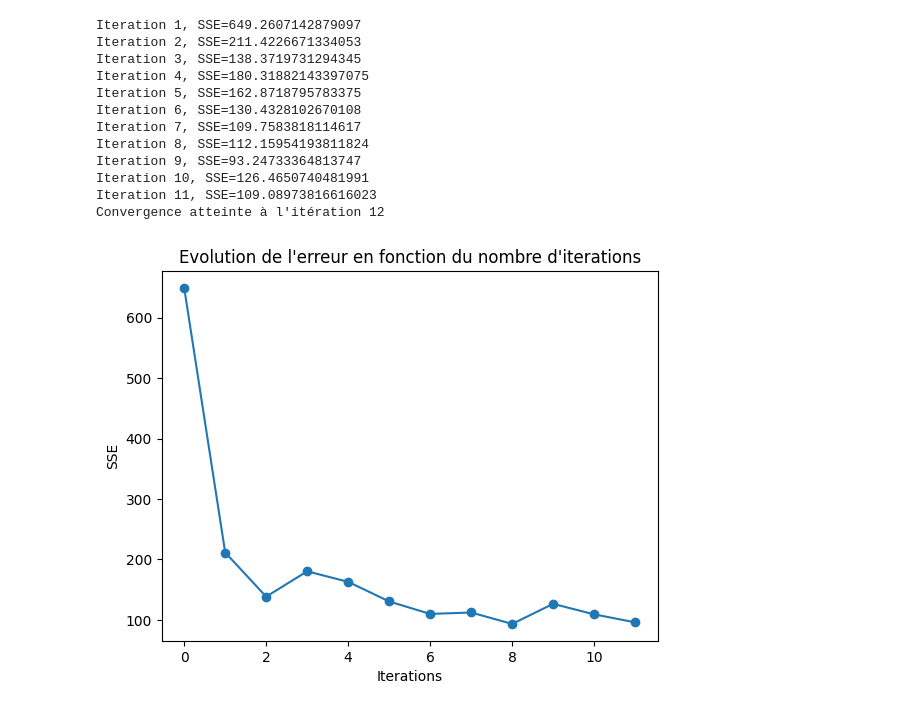
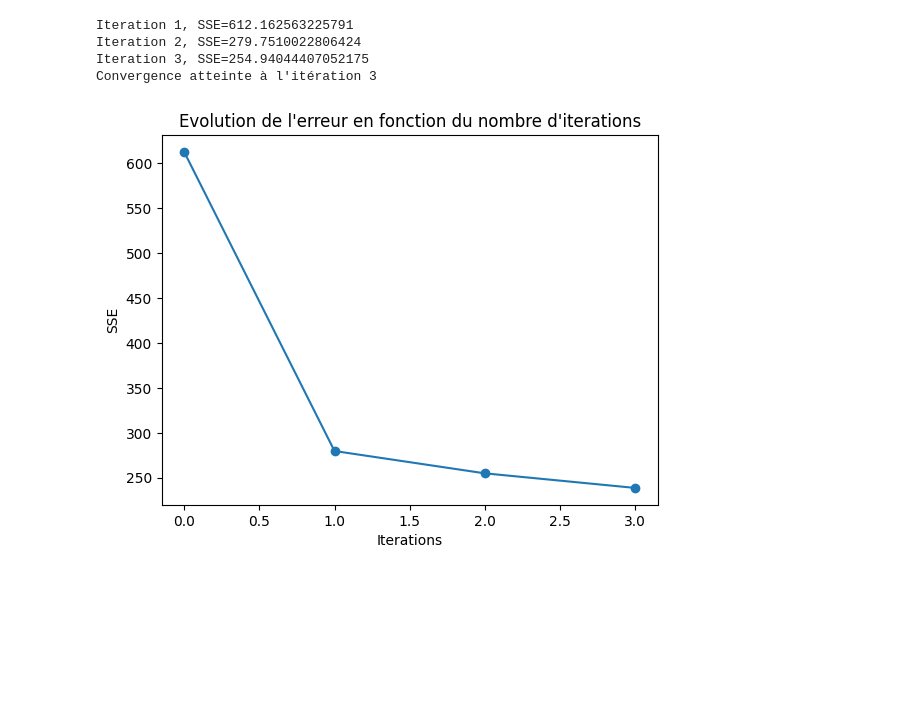
Before and after one commit to clement-gh/Big-data, a Jupyter notebook: projet_1&2ok.ipynb, the cells around one changed output. Saved outputs shown, nothing was run; the diff lists cells and outputs as text; code cells hidden in the pictures; blank space fills up the shorter version.

Commit message:
test avec 10 000 pts
ajustement de la convergence et du batch size

```diff
--- a/projet_1&2ok.ipynb
+++ b/projet_1&2ok.ipynb
@@ -11,7 +11,7 @@ import pandas as pd
 # %%
 
 nb_of_clusters = 5
-dataset, _ = datasets.make_blobs(n_samples=500, centers=nb_of_clusters, n_features=2)  # n_features : nombre de dimensions
+dataset, _ = datasets.make_blobs(n_samples=10000, centers=nb_of_clusters, n_features=2)  # n_features : nombre de dimensions
 # %%
 def visualize_clustersV1(dataset, centers=None, title=None):
 
@@ -209,47 +209,39 @@ def kmeansb(data, k, num_it, batch_size=32):
             else:
                 new_centers.append(centers[cluster_id])  # If a cluster is empty, keep the center unchanged
 
-        # Check for convergence using a tolerance threshold
+        #  si la distance entre les nouveaux centres et les anciens centres est inférieure à la tolérance, on a atteint la convergence
         if np.linalg.norm(np.array(new_centers) - np.array(centers)) < tolerance:
-            print(f"Convergence atteinte à l'itération {i+1}")
+            print(f"Convergence atteinte à l'itération {i}")
             break
 
         centers = new_centers
         print(f"Iteration {i+1}, SSE={sse}")
 
         # visualize_clusters(data, np.array(centers))  # You can implement this function for visualization if needed
 
     # Dernière mise à jour des centres et SSE
     clusters = compute_clusters(centers, data)
     sse = sse_error(centers, data)
     centers_history.append(np.array(centers))
     sse_history.append(sse)
 
-    # Affichage de l'évolution de l'erreur en fonction du nombre d'itérations sauf la dernière
+    # Affichage de l'évolution de l'erreur en fonction du nombre d'itérations
     plt.plot(range(i+1), sse_history[:-1], marker='o')
 
     plt.xlabel('Iterations')
     plt.ylabel('SSE')
     plt.title('Evolution de l\'erreur en fonction du nombre d\'iterations')
     plt.show()
 
     # Retourne l'historique des centres et l'historique de SSE
     history = {'centers_history': centers_history, 'sse_history': sse_history}
     return history
 
 
-h = kmeansb(dataset, nb_of_clusters, 20, batch_size=50)
+h = kmeansb(dataset, nb_of_clusters, 100, batch_size=60)
 # %% [output]
-Iteration 1, SSE=649.2607142879097
-Iteration 2, SSE=211.4226671334053
-Iteration 3, SSE=138.3719731294345
-Iteration 4, SSE=180.31882143397075
-Iteration 5, SSE=162.8718795783375
-Iteration 6, SSE=130.4328102670108
-Iteration 7, SSE=109.7583818114617
-Iteration 8, SSE=112.15954193811824
-Iteration 9, SSE=93.24733364813747
-Iteration 10, SSE=126.4650740481991
-Iteration 11, SSE=109.08973816616023
-Convergence atteinte à l'itération 12
+Iteration 1, SSE=612.162563225791
+Iteration 2, SSE=279.7510022806424
+Iteration 3, SSE=254.94044407052175
+Convergence atteinte à l'itération 3
-[figure, old version]
+[figure, new version]
```
Also changed, not shown: parts of 4 cells of this notebook.
